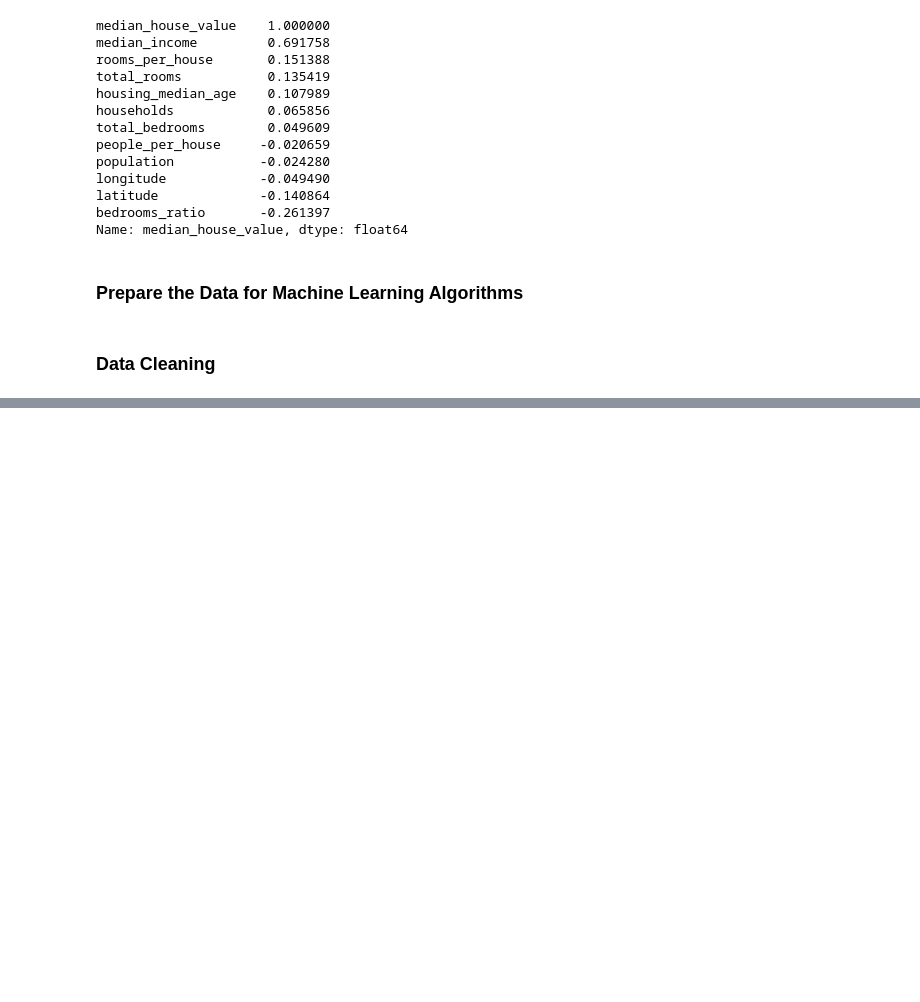
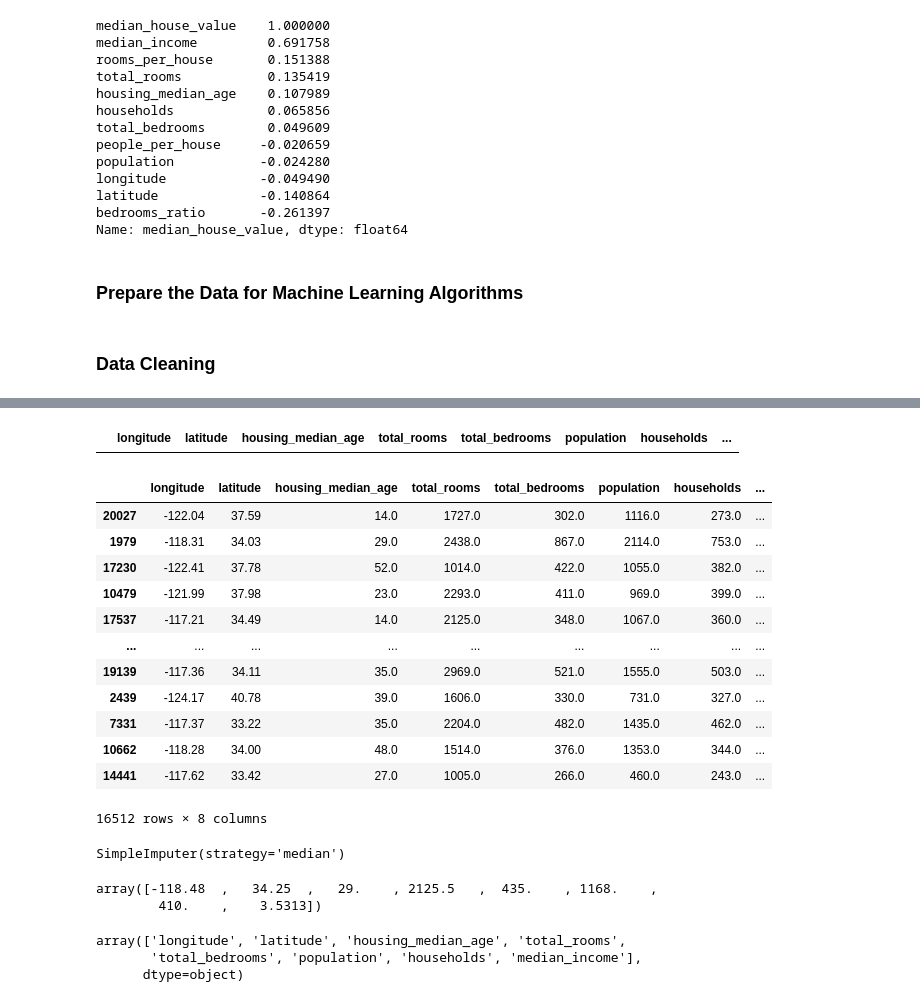
Before and after one commit to AliyarBhos/Works-done-in-Div-Academy, a Jupyter notebook: Geron_Hands_On_ML/chapter2_end_to_end_ML_project.ipynb, the cells around one changed output, grey strips where cells are left out. Saved outputs shown, nothing was run; the diff lists cells and outputs as text; code cells hidden in the pictures; blank space fills up the shorter version.

```diff
--- a/Geron_Hands_On_ML/chapter2_end_to_end_ML_project.ipynb
+++ b/Geron_Hands_On_ML/chapter2_end_to_end_ML_project.ipynb
@@ -381,0 +402,3 @@ housing_labels = strat_train_set['median_house_value'].copy()
+# %%
+median = housing['total_bedrooms'].median()
+housing['total_bedrooms'] = housing['total_bedrooms'].fillna(median)
@@ -381,0 +425,5 @@ housing_labels = strat_train_set['median_house_value'].copy()
+# %%
+null_rows_idx = housing.isnull().any(axis=1)
+housing.loc[null_rows_idx].head()
+# %% [output]
+|  | longitude | latitude | housing_median_age | total_rooms | total_bedrooms | population | households | ... |
@@ -381,0 +434,26 @@ housing_labels = strat_train_set['median_house_value'].copy()
+# %%
+housing_num = housing.select_dtypes(include='number')
+housing_num
+# %% [output]
+|  | longitude | latitude | housing_median_age | total_rooms | total_bedrooms | population | households | ... |
+| 20027 | -122.04 | 37.59 | 14.0 | 1727.0 | 302.0 | 1116.0 | 273.0 | ... |
+| 1979 | -118.31 | 34.03 | 29.0 | 2438.0 | 867.0 | 2114.0 | 753.0 | ... |
+| 17230 | -122.41 | 37.78 | 52.0 | 1014.0 | 422.0 | 1055.0 | 382.0 | ... |
+| 10479 | -121.99 | 37.98 | 23.0 | 2293.0 | 411.0 | 969.0 | 399.0 | ... |
+| 17537 | -117.21 | 34.49 | 14.0 | 2125.0 | 348.0 | 1067.0 | 360.0 | ... |
+| ... | ... | ... | ... | ... | ... | ... | ... | ... |
+| 19139 | -117.36 | 34.11 | 35.0 | 2969.0 | 521.0 | 1555.0 | 503.0 | ... |
+| 2439 | -124.17 | 40.78 | 39.0 | 1606.0 | 330.0 | 731.0 | 327.0 | ... |
+| 7331 | -117.37 | 33.22 | 35.0 | 2204.0 | 482.0 | 1435.0 | 462.0 | ... |
+| 10662 | -118.28 | 34.00 | 48.0 | 1514.0 | 376.0 | 1353.0 | 344.0 | ... |
+| 14441 | -117.62 | 33.42 | 27.0 | 1005.0 | 266.0 | 460.0 | 243.0 | ... |
+16512 rows × 8 columns
+# %%
+imputer.fit(housing_num)
+# %% [output]
+SimpleImputer(strategy='median')
+# %%
+imputer.statistics_  # same as computed the median of each attribute
+# %% [output]
+array([-118.48  ,   34.25  ,   29.    , 2125.5   ,  435.    , 1168.    ,
+        410.    ,    3.5313])
@@ -381,0 +462,6 @@ housing_labels = strat_train_set['median_house_value'].copy()
+# %%
+imputer.feature_names_in_
+# %% [output]
+array(['longitude', 'latitude', 'housing_median_age', 'total_rooms',
+       'total_bedrooms', 'population', 'households', 'median_income'],
+      dtype=object)
```
Also changed, not shown: parts of 7 cells of this notebook.
